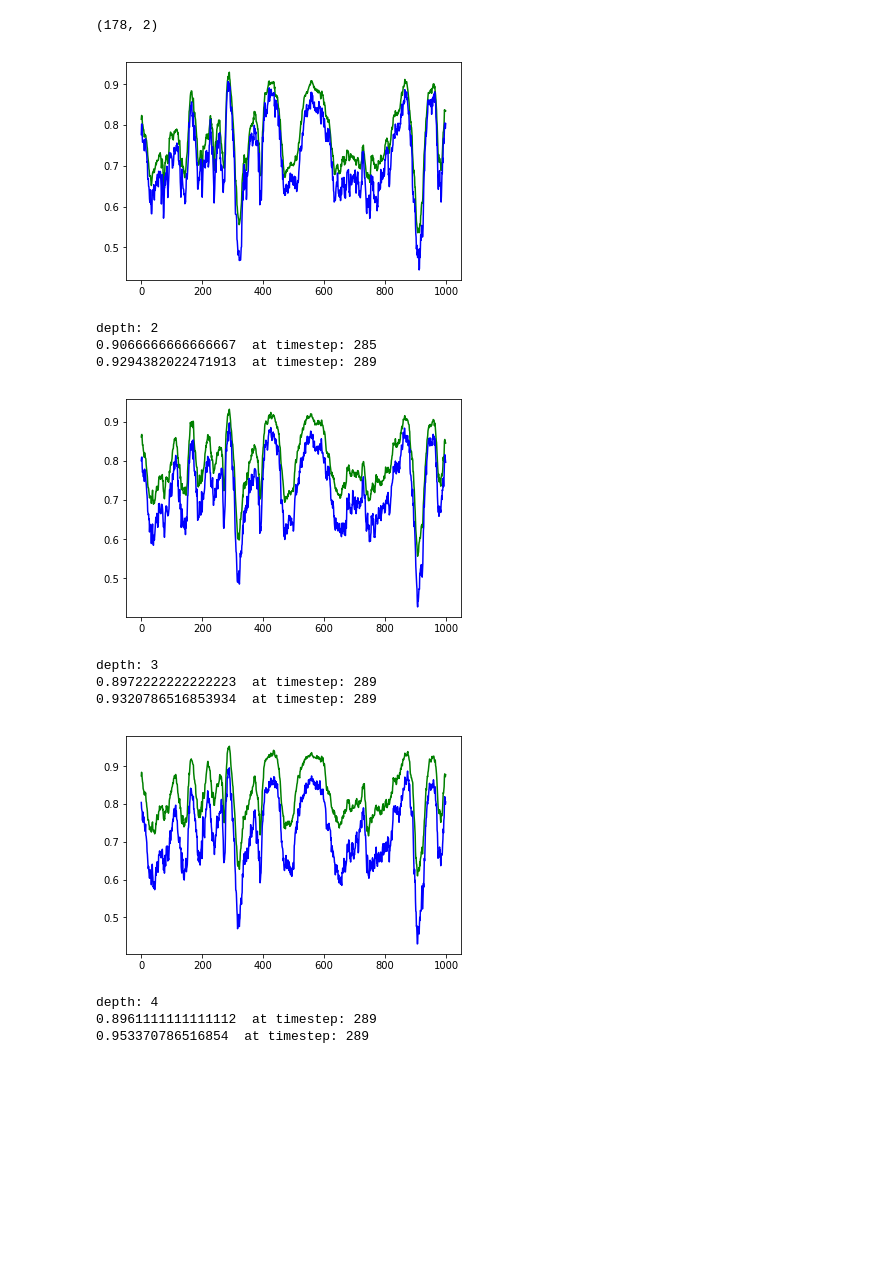
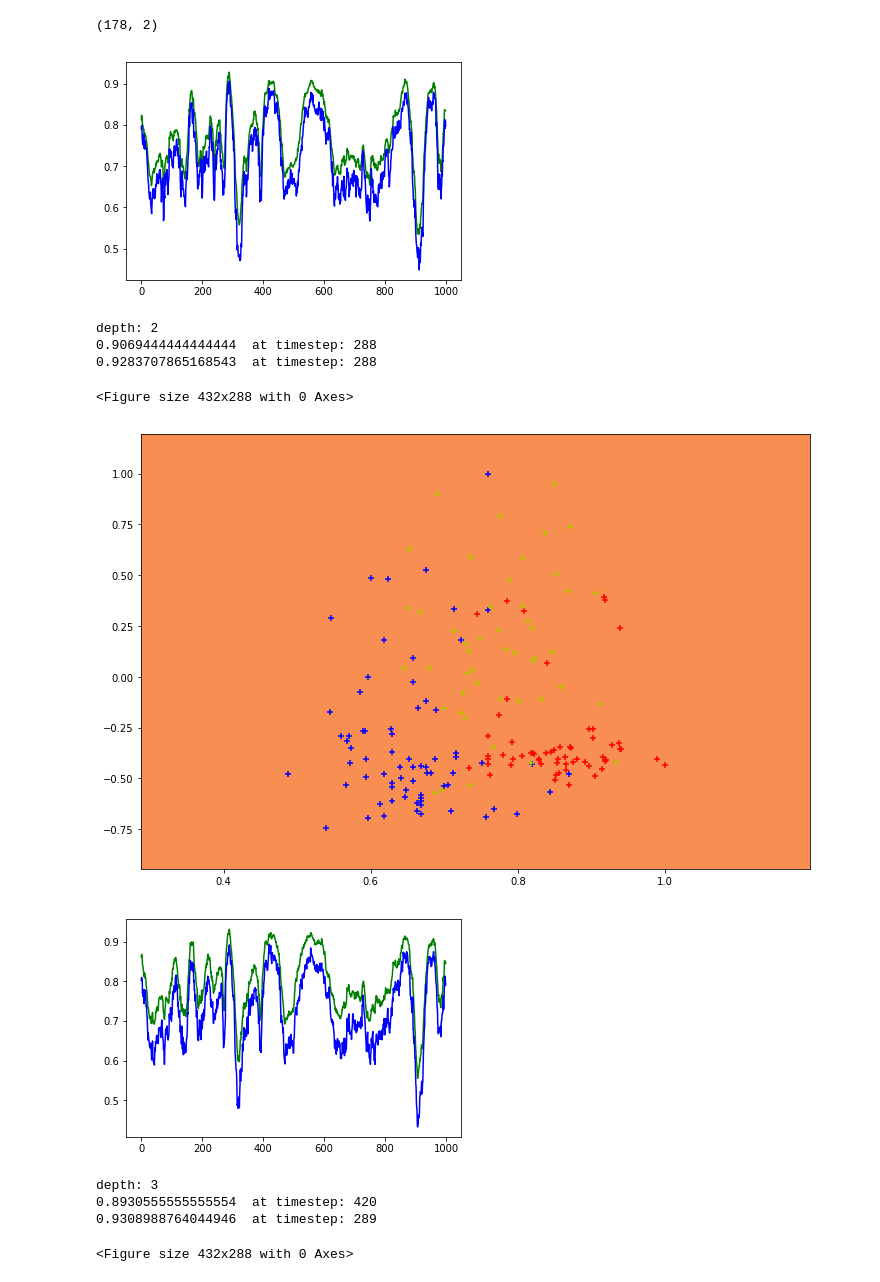
Before and after one commit to domdent/TheGrandTour, a Jupyter notebook: DecisionTree.ipynb, the cells around one changed output. Drawn from its saved outputs; the diff is of its cells as text; code cells hidden in the pictures; blank space fills up the shorter version.

Commit message:
added Decision tree regions and cohen kappa accuracy measure

```diff
--- a/DecisionTree.ipynb
+++ b/DecisionTree.ipynb
@@ -19,13 +19,17 @@ data = np.delete(data, 13, axis=0)
 
 # make list of colours for each number:
 data_colour = []
+data_marker = []
 for i in range(len(classification)):
     if classification[i] == 1:
         data_colour.append("r")
+        data_marker.append("x")
     elif classification[i] == 2:
         data_colour.append("b")
+        data_marker.append("o")
     elif classification[i] == 3:
         data_colour.append("g")
+        data_marker.append("*")
 
 # Normalizes the data
 for i in range(0, np.shape(data)[0]):
@@ -256,3 +255,30 @@ from sklearn.metrics import classification_report, confusion_matrix
+# %%
+def PlotMax(timestep, depth):
+    xData = tData[int(timestep)][0]
+    yData = tData[int(timestep)][1]
+
+    X = np.vstack((xData, yData)).T
+
+    X_train, X_test, y_train, y_test = train_test_split(nData,
+                                                        classification,
+                                                        test_size=0.20)
+    clf = DecisionTreeClassifier(max_depth=depth)
+    clf.fit(X_train, y_train)
+
+    x_min, x_max = X[:, 0].min() - 0.2, X[:, 0].max() + 0.2
+    y_min, y_max = X[:, 1].min() - 0.2, X[:, 1].max() + 0.2
+    xx, yy = np.meshgrid(np.arange(x_min, x_max, 0.01),
+                         np.arange(y_min, y_max, 0.01))
+    plt.tight_layout(h_pad=0.5, w_pad=0.5, pad=2.5)
+
+    Z = clf.predict(np.c_[xx.ravel(), yy.ravel()])
+    Z = Z.reshape(xx.shape)
+
+    plt.figure(figsize=(12,8))
+    plt.contourf(xx, yy, Z, cmap=plt.cm.RdYlBu)
+    plt.scatter(xData, yData, color=data_colour, marker="+")
+
+    plt.show()
 # %%
 from sklearn.model_selection import train_test_split
 from sklearn.metrics import classification_report, confusion_matrix
@@ -272,41 +298,42 @@ for depth in range(2, 7):
             X_train, X_test, y_train, y_test = train_test_split(nData,
                                                                 classification,
                                                                 test_size=0.20)
             clf = DecisionTreeClassifier(max_depth=depth)
             clf.fit(X_train, y_train)
 
             y_pred = clf.predict(X_test)
 
             conf_mat = confusion_matrix(y_test, y_pred)
             total_sum = np.sum(conf_mat)
             trace_sum = np.trace(conf_mat)
             test_set_acc = trace_sum / total_sum
             test_acc.append(test_set_acc)
 
             score = clf.score(nData, classification)
             total_acc.append(score)
 
         test_accuracy.append(np.mean(test_acc))
         total_accuracy.append(np.mean(total_acc))
 
     x = list(range(1000))
     plt.plot(x, total_accuracy, '-', marker=" ", color="g")
     plt.plot(x, test_accuracy, '-', marker=" ", color="b")
     plt.show()
 
     print("depth: " + str(depth))
     print(np.max(test_accuracy), " at timestep: " + str(test_accuracy.index(np.max(test_accuracy))))
     print(np.max(total_accuracy), " at timestep: " + str(total_accuracy.index(np.max(total_accuracy))))
+
+    PlotMax(np.max(test_accuracy), depth)
 # %% [output]
-[figure, old version]
+[figure, new version]
 depth: 2
-0.9066666666666667  at timestep: 285
-0.9294382022471913  at timestep: 289
+0.9069444444444444  at timestep: 288
+0.9283707865168543  at timestep: 288
+<Figure size 432x288 with 0 Axes>
-[figure, old version]
+[figure, new version]
-depth: 3
-0.8972222222222223  at timestep: 289
-0.9320786516853934  at timestep: 289
-[figure, old version]
+[figure, new version]
-depth: 4
-0.8961111111111112  at timestep: 289
-0.953370786516854  at timestep: 289
+depth: 3
+0.8930555555555554  at timestep: 420
+0.9308988764044946  at timestep: 289
+<Figure size 432x288 with 0 Axes>
```
Also changed, not shown: parts of 13 cells of this notebook, 1 other file.
